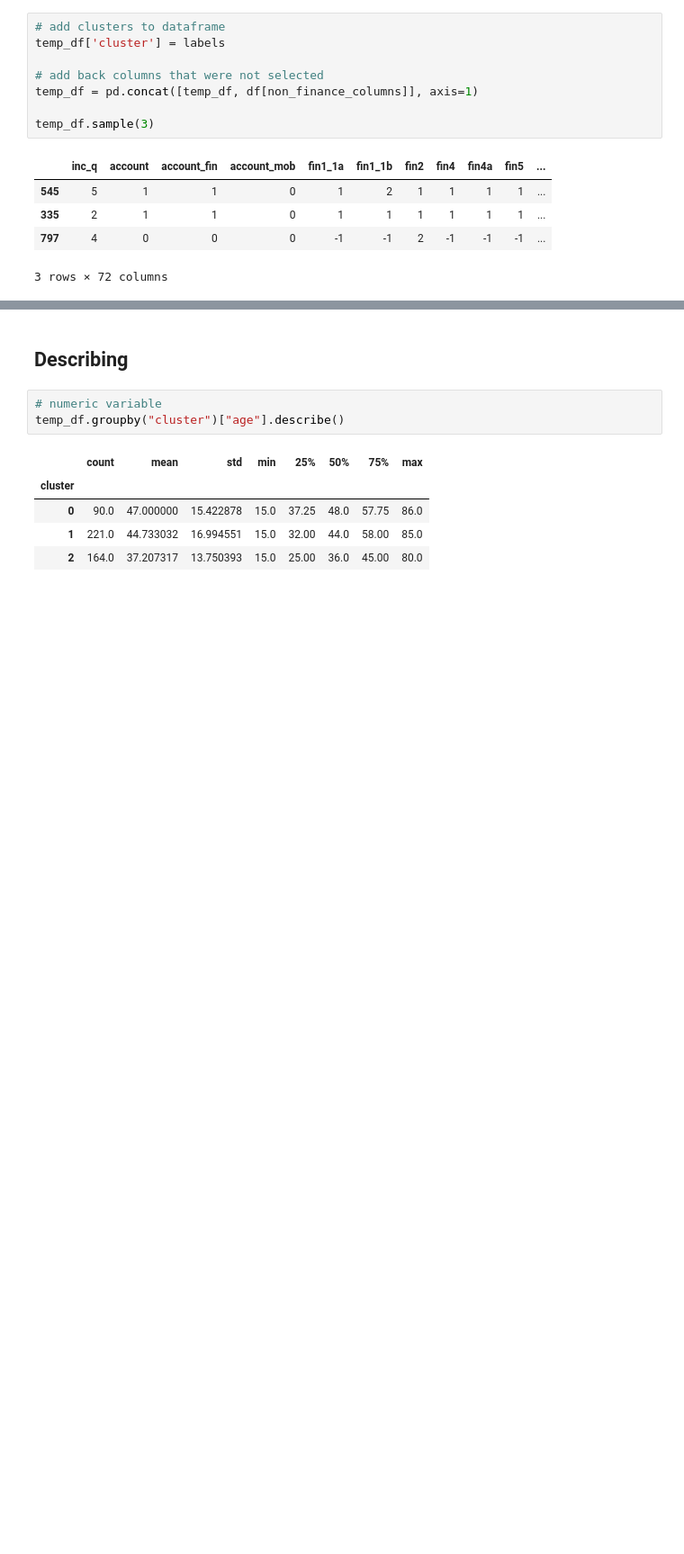
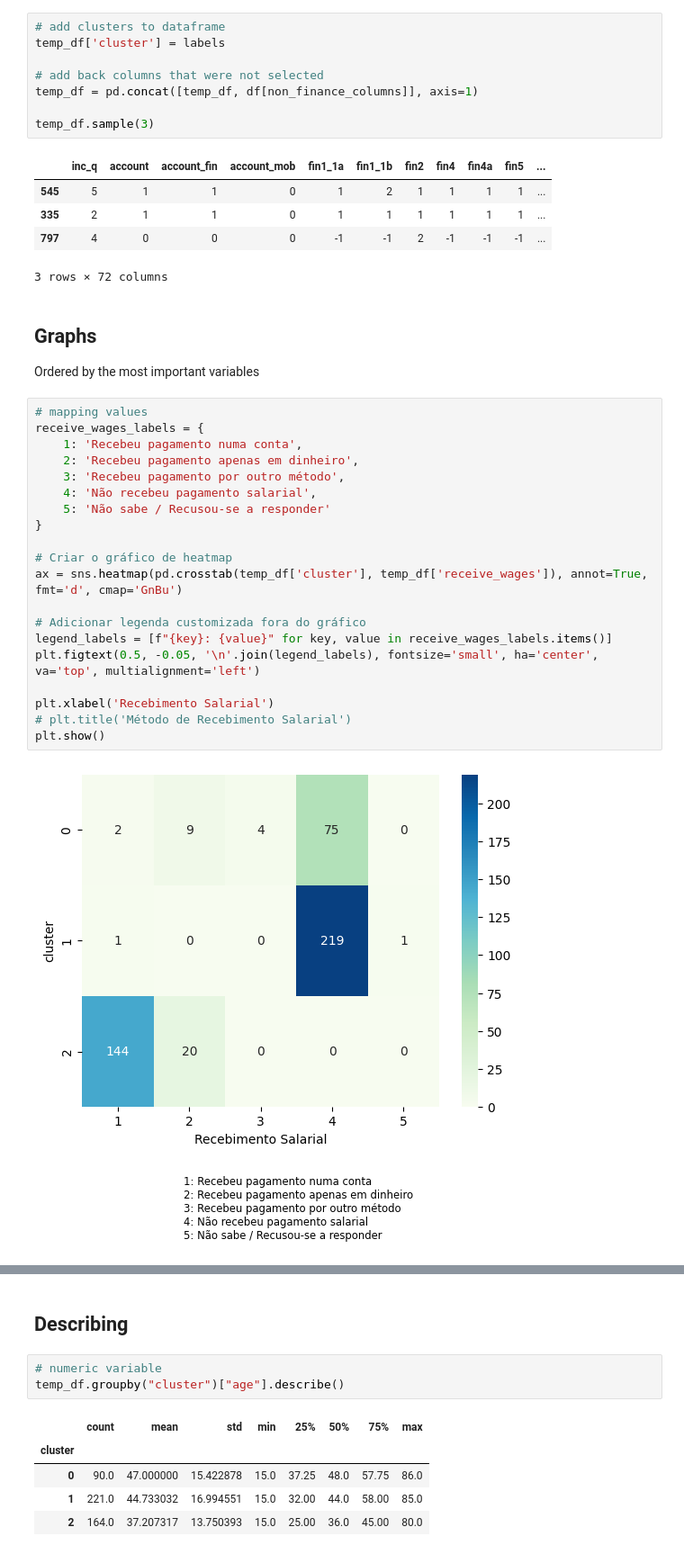
Before and after one commit to pathilink/MBA_USP-Esalq_TCC, a Jupyter notebook: notebook/findex_clustering_financial.ipynb, the cells around one changed output, grey strips where cells are left out. Shown at 90% size. Saved outputs shown, nothing was run; the diff lists cells and outputs as text; blank space fills up the shorter version.

```diff
--- a/notebook/findex_clustering_financial.ipynb
+++ b/notebook/findex_clustering_financial.ipynb
@@ -605,3 +665,29 @@ temp_df.sample(3)
 | 335 | 2 | 1 | 1 | 0 | 1 | 1 | 1 | 1 | 1 | 1 | ... |
 | 797 | 4 | 0 | 0 | 0 | -1 | -1 | 2 | -1 | -1 | -1 | ... |
 3 rows × 72 columns
+# %% [markdown]
+## Graphs
+
+Ordered by the most important variables
+# %%
+# mapping values
+receive_wages_labels = {
+    1: 'Recebeu pagamento numa conta',
+    2: 'Recebeu pagamento apenas em dinheiro',
+    3: 'Recebeu pagamento por outro método',
+    4: 'Não recebeu pagamento salarial',
+    5: 'Não sabe / Recusou-se a responder'
+}
+
+# Criar o gráfico de heatmap
+ax = sns.heatmap(pd.crosstab(temp_df['cluster'], temp_df['receive_wages']), annot=True, fmt='d', cmap='GnBu')
+
+# Adicionar legenda customizada fora do gráfico
+legend_labels = [f"{key}: {value}" for key, value in receive_wages_labels.items()]
+plt.figtext(0.5, -0.05, '\n'.join(legend_labels), fontsize='small', ha='center', va='top', multialignment='left')
+
+plt.xlabel('Recebimento Salarial')
+# plt.title('Método de Recebimento Salarial')
+plt.show()
+# %% [output]
+[figure, added]
```
Also changed, not shown: parts of 13 cells of this notebook.
